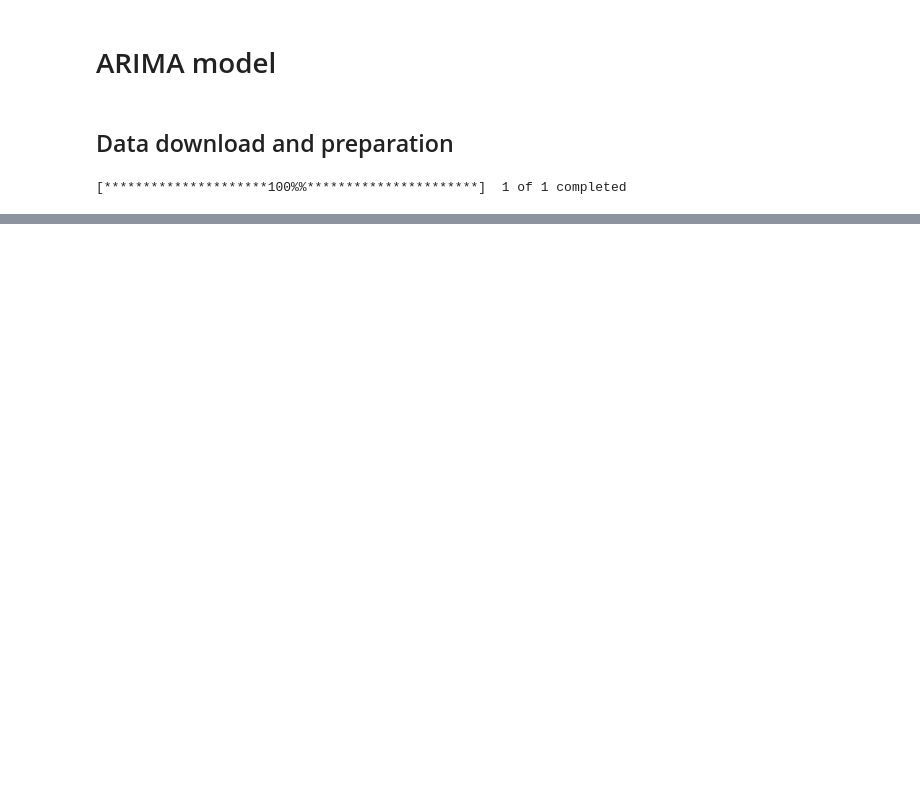
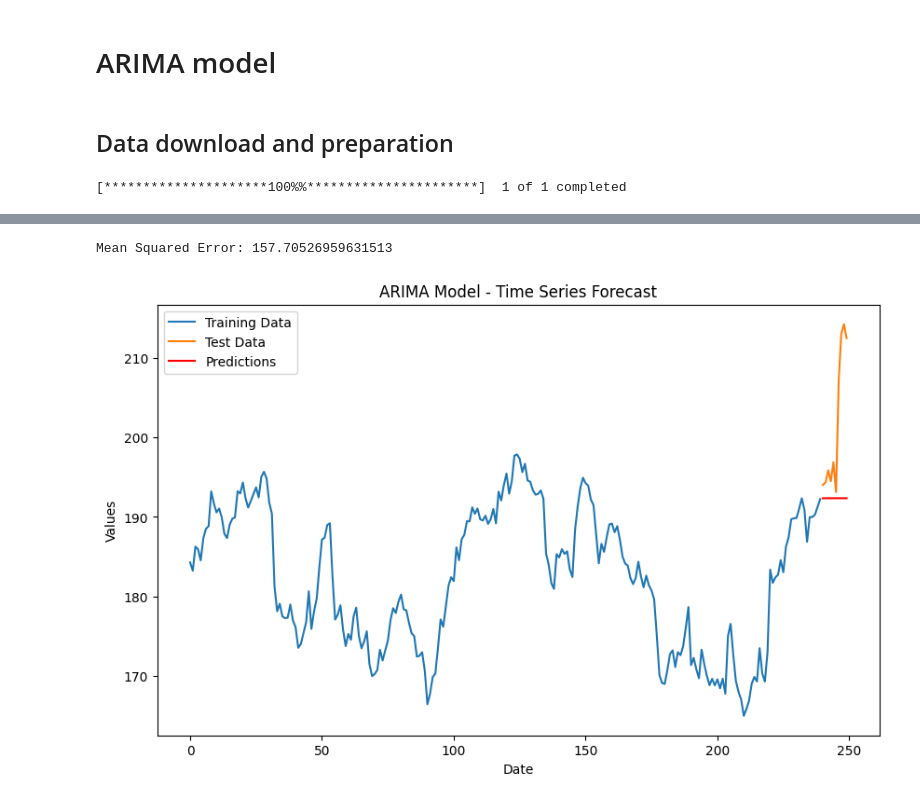
Before and after one commit to filip-topic/Time-Series-Foundation-Models-in-Financial-time-series-prediction, a Jupyter notebook: arima_experimentation.ipynb, the cells around one changed output, grey strips where cells are left out. Drawn from its saved outputs; the diff is of its cells as text; code cells hidden in the pictures; blank space fills up the shorter version.

```diff
--- a/arima_experimentation.ipynb
+++ b/arima_experimentation.ipynb
@@ -26,8 +22,8 @@ apple_stock_price = yf.download("AAPL", start=start_date, end=end_date, interval
 # %%
 # Load your time series data
 # Assuming the data is in a CSV file with a date column and a value column
+
+apple_stock_price = apple_stock_price.reset_index()
+apple_stock_price.columns = ['ds', 'y']
+
 df = apple_stock_price
-
-# Split the data into train and test sets
-train_size = int(len(df) - prediction_length)
-train, test = df[:train_size], df[train_size:]
@@ -34,25 +122,37 @@ train, test = df[:train_size], df[train_size:]
 # %%
+# Based on ACF and PACF plots, determine p and q
+# Typically, p is the lag value where PACF crosses the confidence interval for the first time
+# Typically, q is the lag value where ACF crosses the confidence interval for the first time
+p = 1  # Example value based on PACF plot
+d = 1  # Since we differenced the data
+q = 1  # Example value based on ACF plot
+
+# Split the data into train and test sets
+train_size = int(len(df) - prediction_length)
+train, test = df[:train_size]["y"], df[train_size:]["y"]
 
 # Fit an ARIMA model
-# Order (p,d,q) should be determined based on your data analysis
-model = ARIMA(train, order=(5, 1, 0))
+model = ARIMA(train, order=(p, d, q))
 model_fit = model.fit()
 
 # Make predictions
 predictions = model_fit.forecast(steps=len(test))
 predictions = pd.Series(predictions, index=test.index)
 
 # Evaluate the model
 mse = mean_squared_error(test, predictions)
 print(f'Mean Squared Error: {mse}')
 
 # Plot the results
 plt.figure(figsize=(10, 6))
 plt.plot(train, label='Training Data')
 plt.plot(test, label='Test Data')
 plt.plot(predictions, label='Predictions', color='red')
 plt.legend()
 plt.title('ARIMA Model - Time Series Forecast')
 plt.xlabel('Date')
 plt.ylabel('Values')
 plt.show()
+# %% [output]
+Mean Squared Error: 157.70526959631513
+[figure, added]
```
Also changed, not shown: parts of 13 cells of this notebook, 1 other file.
